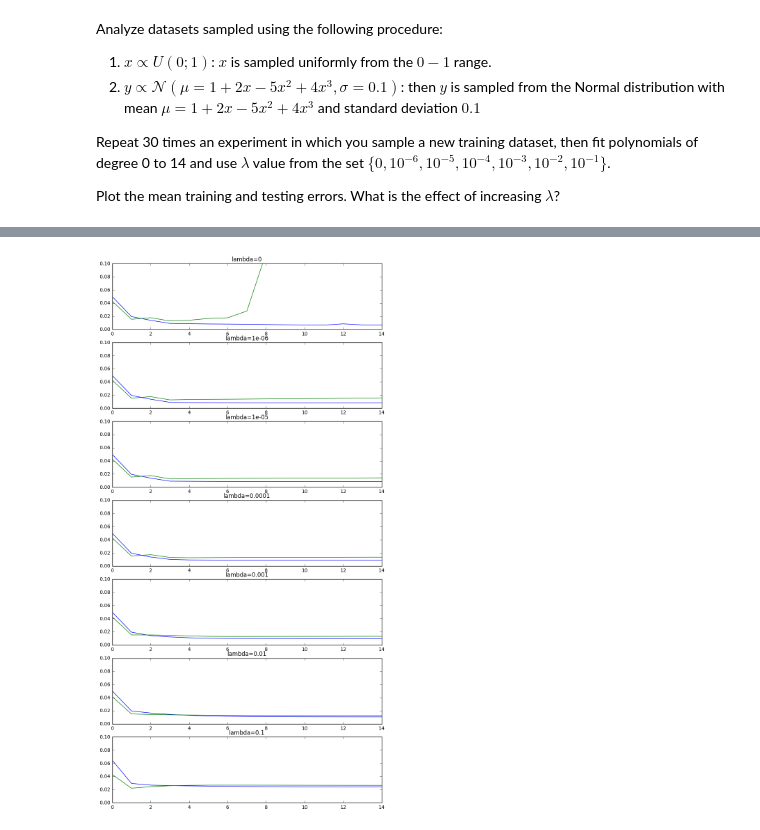
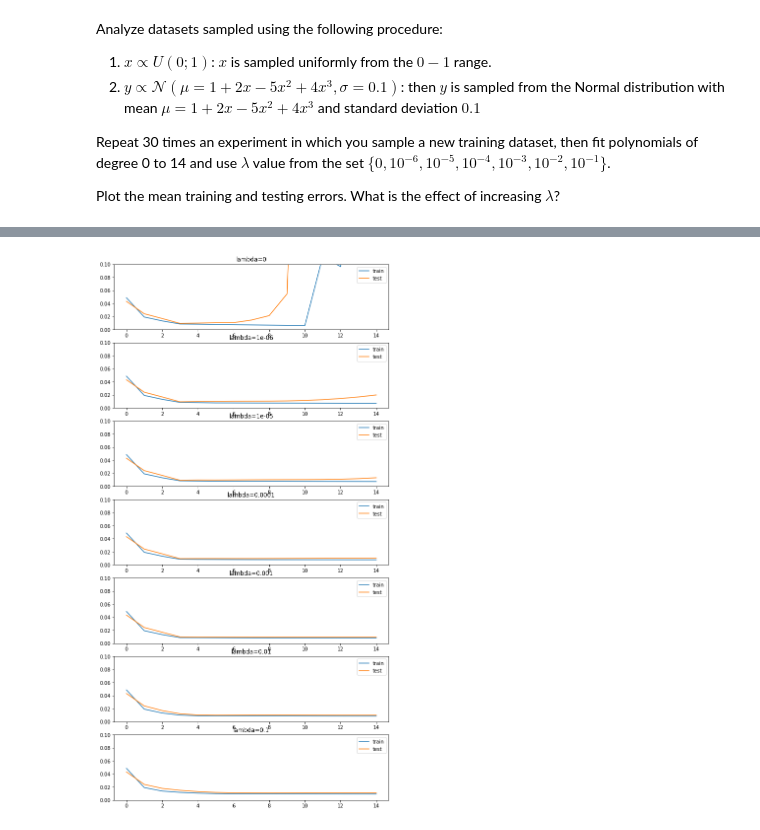
Before and after one commit to aczeszejko-sochacki/nn_assignments, a Jupyter notebook: assignment2/Assignment2.ipynb, the cells around one changed output, grey strips where cells are left out. Cells and saved outputs as stored; diff of their text form; code cells hidden in the pictures.

```diff
--- a/assignment2/Assignment2.ipynb
+++ b/assignment2/Assignment2.ipynb
@@ -468,0 +511,5 @@ scatter(TODO)
+# %%
+def compute_polynomial(X, Theta):
+    XP = powers_of_X(X, len(Theta) - 1) # len(Theta) x N
+    Y = np.ravel(Theta).dot(XP)
+    return Y
@@ -546,50 +597,51 @@ def poly_fit(data, degree, _lambda):
     X = data[0].reshape(1,-1)
     Y = data[1].reshape(1,-1)
     XX = X**powers
-    #
-    # TODO: implement the closed-form solution for Theta
-    #
-    # Please note that np.inv may be numerically unstable.
-    # It is better to use np.linalg.solve or even a QR decomposition.
-    #
-    Theta = TODO
+
+    inv = np.linalg.solve(XX.dot(XX.T) + \
+                          (_lambda/2)*np.identity(XX.shape[0]),
+                           np.identity(XX.shape[0]))
+    Theta = inv.dot(XX).dot(Y.T)
+
     return Theta
 # %%
 lambdas = [0.0, 0.000001, 0.00001, 0.0001, 0.001, 0.01, 0.1]
-degrees  = arange(15)
+degrees = range(15)
 
 num_repetitions = 30
 num_samples = 30
 
 train_errors = np.zeros((len(lambdas), len(degrees)))
 test_errors = np.zeros((len(lambdas), len(degrees)))
 
 #sample a single dataset for all experiments
 test_data = make_dataset(num_samples)
 
-for repetition in xrange(num_repetitions):
+for repetition in range(num_repetitions):
     #sample a new training dataset for this repetition
     train_data = make_dataset(num_samples)
     #scatter(data[0], data[1])
     for degree_i, degree in enumerate(degrees):
         for lambda_i, _lambda in enumerate(lambdas):
             Theta = poly_fit(train_data, degree, _lambda)
-            #
-            # TODO: compute the mean training and test errors
-            #
-            train_errors[lambda_i, degree_i] += TODO
-            test_errors[lambda_i, degree_i] += TODO
+
+            train_error_i = np.mean((compute_polynomial(train_data[0], Theta) \
+                                    - train_data[1])**2)
+            test_error_i = np.mean((compute_polynomial(test_data[0], Theta) \
+                                   - test_data[1])**2)
+
+            train_errors[lambda_i, degree_i] += train_error_i
+            test_errors[lambda_i, degree_i] += test_error_i
 train_errors /=  num_repetitions
 test_errors /= num_repetitions
 
-figure(figsize=(10,20))
+plt.figure(figsize=(10,20))
 for lambda_i, _lambda in enumerate(lambdas):
-    subplot(len(lambdas), 1, lambda_i+1)
-    plot(degrees, train_errors[lambda_i,:], label='train')
-    plot(degrees, test_errors[lambda_i,:],  label='test')
-    ylim(0,0.1)
-    title('lambda=%g'%(_lambda,))
-    grid(True)
-    legend()
+    plt.subplot(len(lambdas), 1, lambda_i+1)
+    plt.plot(degrees, train_errors[lambda_i,:], label='train')
+    plt.plot(degrees, test_errors[lambda_i,:],  label='test')
+    plt.ylim(0,0.1)
+    plt.title('lambda=%g'%(_lambda,))
+    plt.legend()
 # %% [output]
-[figure, old version]
+[figure, new version]
```
Also changed, not shown: parts of 11 cells of this notebook.
